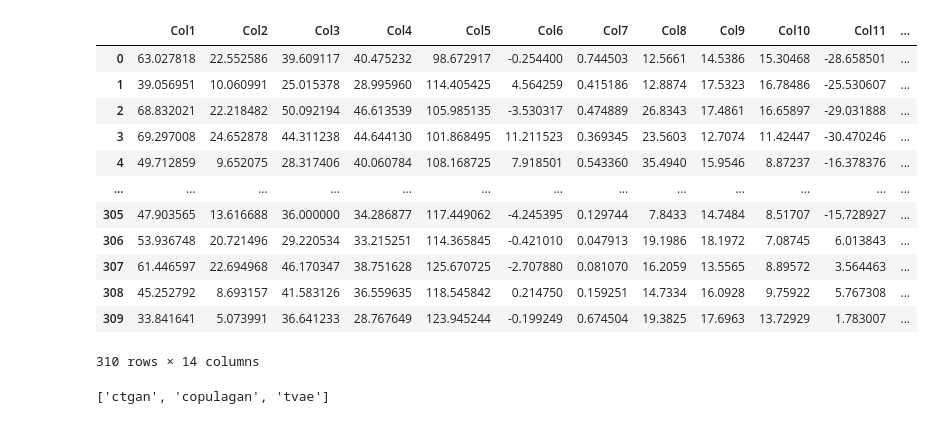
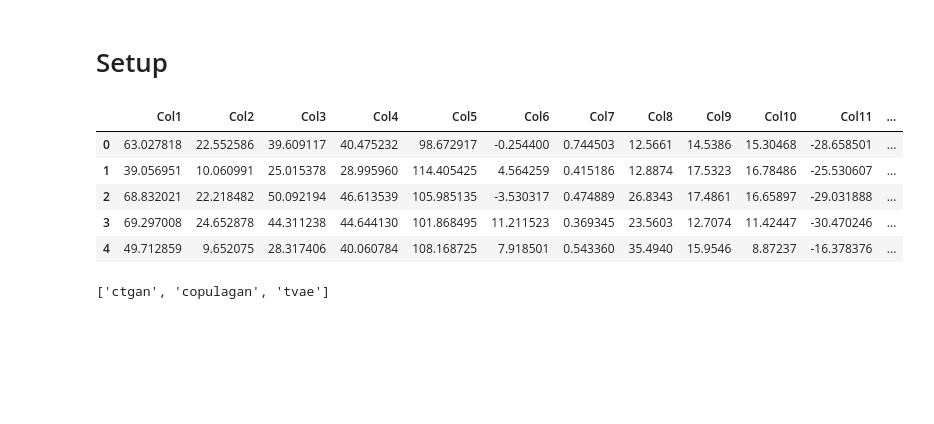
Before and after one commit to jamestgodwin/synthetic_data, a Jupyter notebook: notebooks/Test_CTGAN.ipynb, the cells around one changed output. Drawn from its saved outputs; the diff is of its cells as text; code cells hidden in the pictures; blank space fills up the shorter version.

```diff
--- a/notebooks/Test_CTGAN.ipynb
+++ b/notebooks/Test_CTGAN.ipynb
@@ -1,5 +1,7 @@
 # %%
 from CTGAN import *
+# %% [markdown]
+# Setup
 # %%
 i_ds1 = SDVInputDataset(filepath='../data/back_pain.csv',
                        header=0)
@@ -7,20 +9,13 @@ o_ds1 = SDVOutputDataset(100)
 rp_ds1 = SDVUniversalParams(models_to_run=['ctgan', 'copulagan', 'tvae'])
 # %%
-i_ds1.dataset
+i_ds1.dataset.head()
 # %% [output]
 |  | Col1 | Col2 | Col3 | Col4 | Col5 | Col6 | Col7 | Col8 | Col9 | Col10 | Col11 | ... |
 | 0 | 63.027818 | 22.552586 | 39.609117 | 40.475232 | 98.672917 | -0.254400 | 0.744503 | 12.5661 | 14.5386 | 15.30468 | -28.658501 | ... |
 | 1 | 39.056951 | 10.060991 | 25.015378 | 28.995960 | 114.405425 | 4.564259 | 0.415186 | 12.8874 | 17.5323 | 16.78486 | -25.530607 | ... |
 | 2 | 68.832021 | 22.218482 | 50.092194 | 46.613539 | 105.985135 | -3.530317 | 0.474889 | 26.8343 | 17.4861 | 16.65897 | -29.031888 | ... |
 | 3 | 69.297008 | 24.652878 | 44.311238 | 44.644130 | 101.868495 | 11.211523 | 0.369345 | 23.5603 | 12.7074 | 11.42447 | -30.470246 | ... |
 | 4 | 49.712859 | 9.652075 | 28.317406 | 40.060784 | 108.168725 | 7.918501 | 0.543360 | 35.4940 | 15.9546 | 8.87237 | -16.378376 | ... |
-| ... | ... | ... | ... | ... | ... | ... | ... | ... | ... | ... | ... | ... |
-| 305 | 47.903565 | 13.616688 | 36.000000 | 34.286877 | 117.449062 | -4.245395 | 0.129744 | 7.8433 | 14.7484 | 8.51707 | -15.728927 | ... |
-| 306 | 53.936748 | 20.721496 | 29.220534 | 33.215251 | 114.365845 | -0.421010 | 0.047913 | 19.1986 | 18.1972 | 7.08745 | 6.013843 | ... |
-| 307 | 61.446597 | 22.694968 | 46.170347 | 38.751628 | 125.670725 | -2.707880 | 0.081070 | 16.2059 | 13.5565 | 8.89572 | 3.564463 | ... |
-| 308 | 45.252792 | 8.693157 | 41.583126 | 36.559635 | 118.545842 | 0.214750 | 0.159251 | 14.7334 | 16.0928 | 9.75922 | 5.767308 | ... |
-| 309 | 33.841641 | 5.073991 | 36.641233 | 28.767649 | 123.945244 | -0.199249 | 0.674504 | 19.3825 | 17.6963 | 13.72929 | 1.783007 | ... |
-310 rows × 14 columns
 # %%
 rp_ds1.models_to_run
 # %% [output]
```
Also changed, not shown: parts of 44 cells of this notebook.
